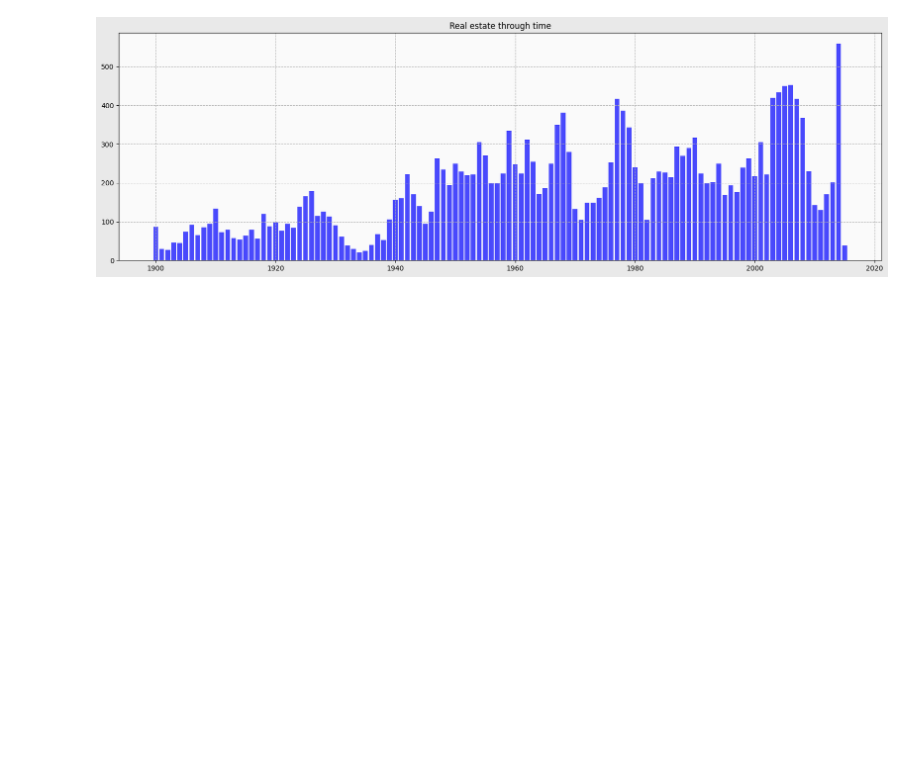
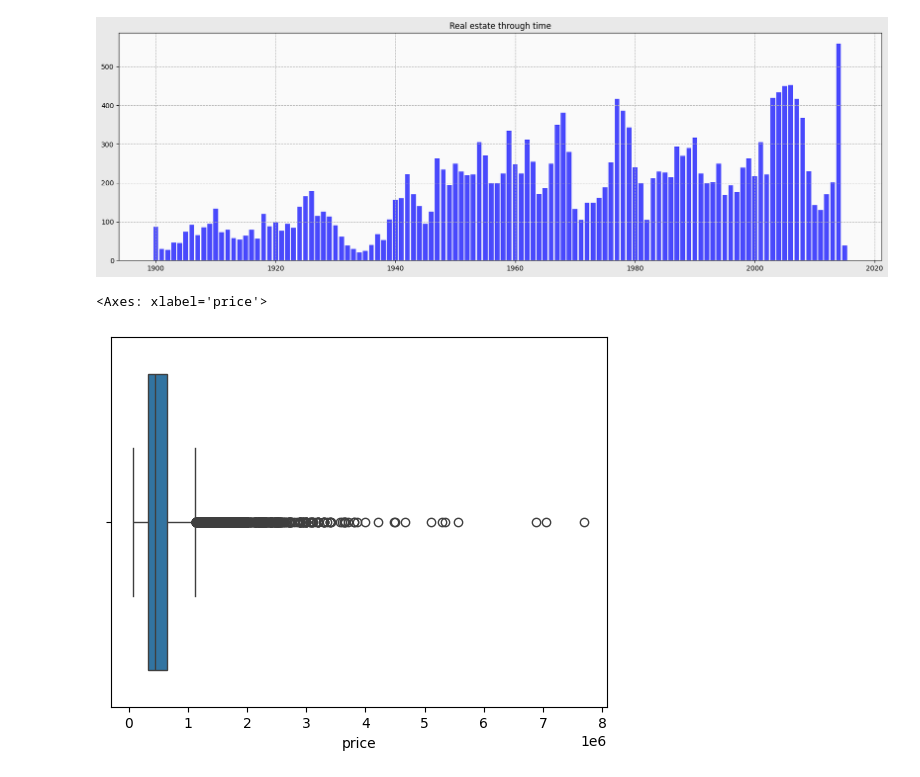
Before and after one commit to BasaJess/250213_DS_EDA_Project, a Jupyter notebook: 3_EDA_Excercise.ipynb, the cells around one changed output. Saved outputs shown, nothing was run; the diff lists cells and outputs as text; code cells hidden in the pictures; blank space fills up the shorter version.

```diff
--- a/3_EDA_Excercise.ipynb
+++ b/3_EDA_Excercise.ipynb
@@ -66,3 +66,12 @@ ax.patch.set_alpha(0.8) # set axis background transparency
 plt.savefig('data/Real_estate_through_time.png', dpi=300, transparent = True)
 # %% [output]
 [figure]
+# %%
+# I need to explore the relationship between location and prices.
+# create a new df and drop the outliers
+df_zip = df.filter(['zipcode','lat','long','price'])
+df_zip
+sns.boxplot(x=df_zip['price'])
+# %% [output]
+<Axes: xlabel='price'>
+[figure, added]
```
Also changed, not shown: parts of 5 cells of this notebook, 2 other files.
